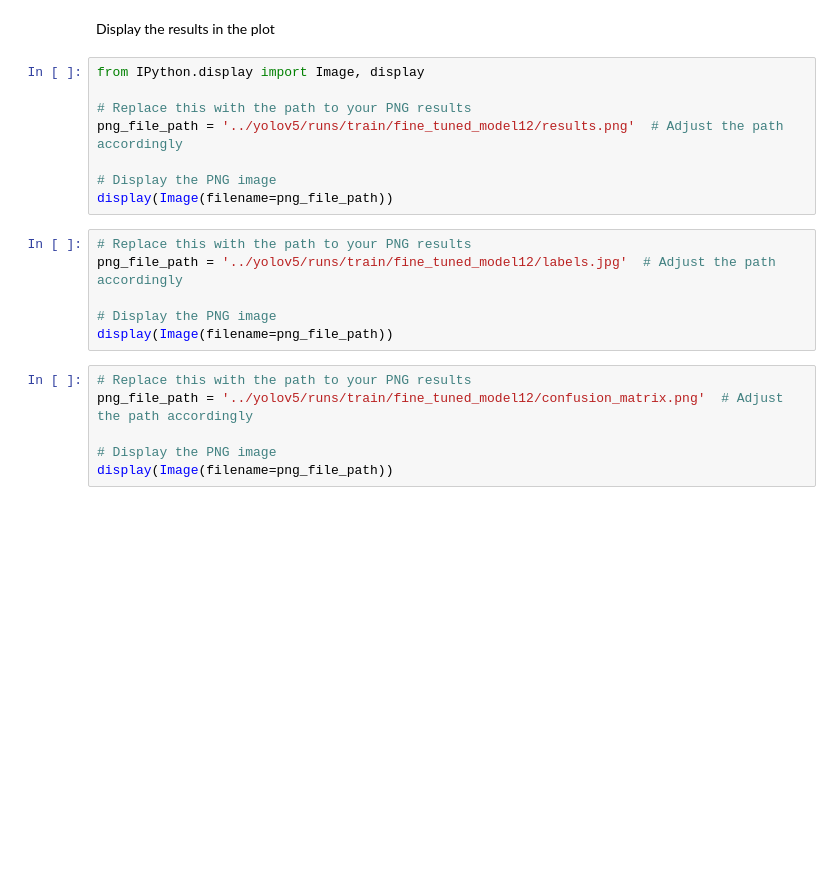
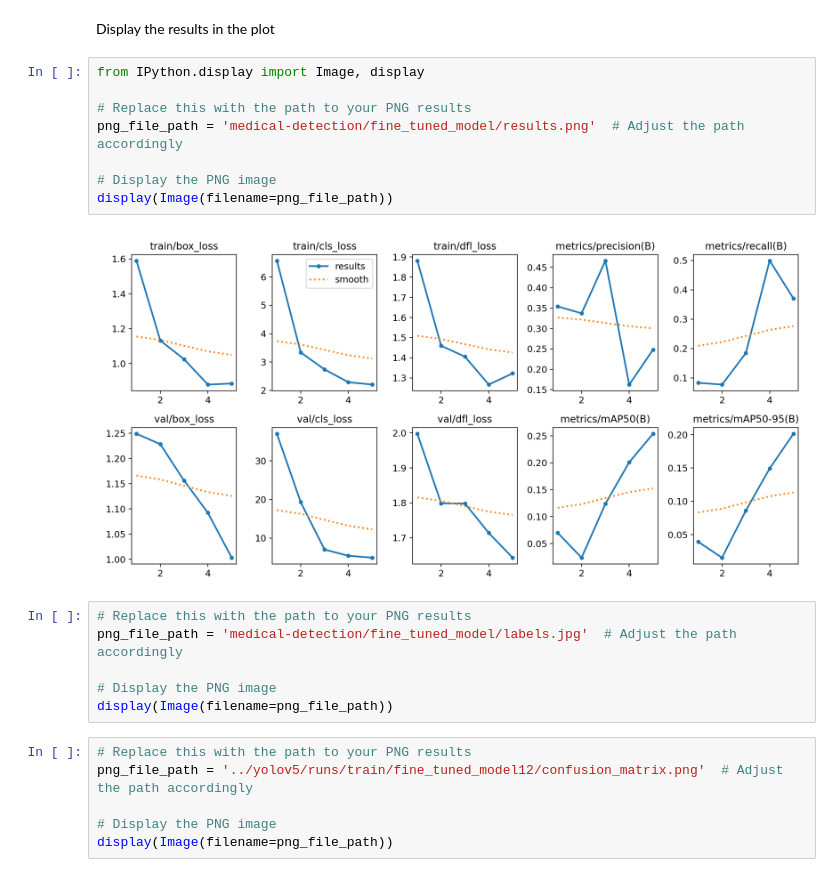
Before and after one commit to Jenber-Ligab/EMB-DataWarehouse, a Jupyter notebook: notebbooks/object_detection_yolo.ipynb, the cells around one changed output. Drawn from its saved outputs; the diff is of its cells as text; blank space fills up the shorter version.

Commit message:
Object detection using YOLO

```diff
--- a/notebbooks/object_detection_yolo.ipynb
+++ b/notebbooks/object_detection_yolo.ipynb
@@ -260,14 +358,16 @@ Display the results in the plot
 # %%
 from IPython.display import Image, display
 
 # Replace this with the path to your PNG results
-png_file_path = '../yolov5/runs/train/fine_tuned_model12/results.png'  # Adjust the path accordingly
+png_file_path = 'medical-detection/fine_tuned_model/results.png'  # Adjust the path accordingly
 
 # Display the PNG image
 display(Image(filename=png_file_path))
+# %% [output]
+[figure, added]
 # %%
 # Replace this with the path to your PNG results
-png_file_path = '../yolov5/runs/train/fine_tuned_model12/labels.jpg'  # Adjust the path accordingly
+png_file_path = 'medical-detection/fine_tuned_model/labels.jpg'  # Adjust the path accordingly
 
 # Display the PNG image
 display(Image(filename=png_file_path))
```
Also changed, not shown: parts of 12 cells of this notebook, 4 other files.
